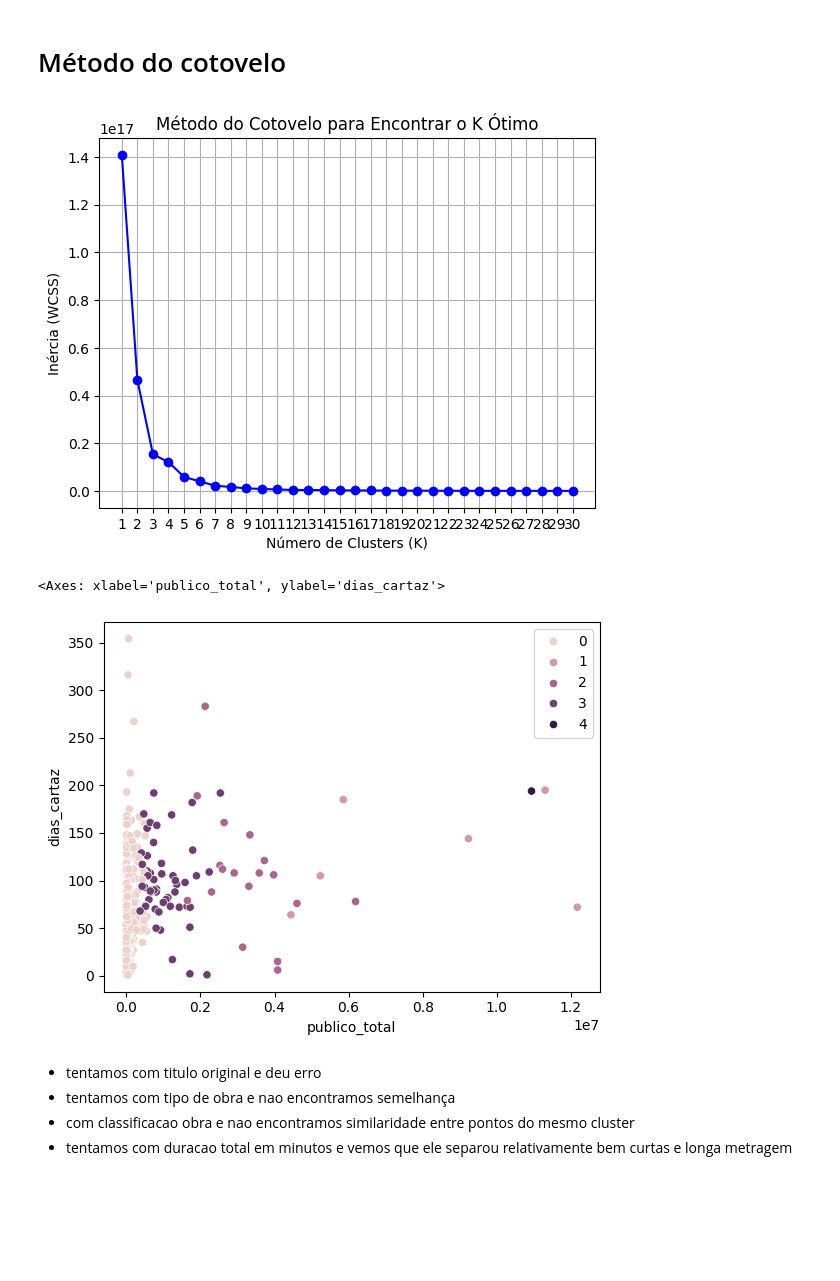
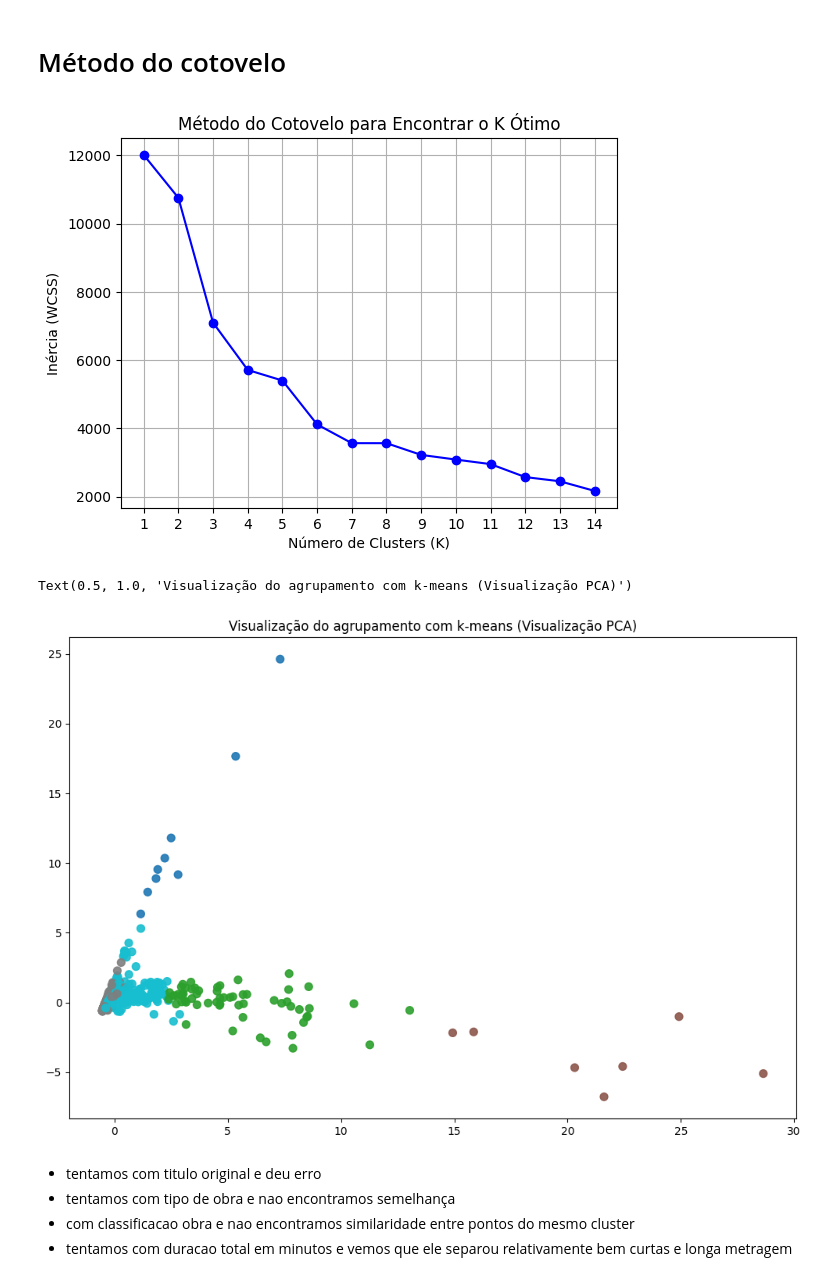
Before and after one commit to JamesIslan/analise-dados-ancine, a Jupyter notebook: src/analise/cluster-obras.ipynb, the cells around one changed output. Cells and saved outputs as stored; diff of their text form; code cells hidden in the pictures; blank space fills up the shorter version.

```diff
--- a/src/analise/cluster-obras.ipynb
+++ b/src/analise/cluster-obras.ipynb
@@ -49,0 +15,10 @@ obras = df_obras
+# %%
+cols_numericas = ['publico_total', 'qtd_sessoes', 'dias_cartaz', 'renda_total']
+cols_booleanas = ['investimento_fsa', 'coproducao', 'fomento_indireto',
+                  'independente', 'curta_metragem', 'longa_metragem',
+                  'media_metragem', 'animacao', 'documentario',
+                  'ficcao', 'variedades', 'videomusical'
+                  ]
+scaler = StandardScaler()
+df_obras[cols_numericas] = scaler.fit_transform(df_obras[cols_numericas])
+obras = df_obras.copy()
@@ -51,7 +35,7 @@ obras = df_obras
 # Método do cotovelo
 # %%
 # Implementando o Método do Cotovelo com visualização iterativa
-k_range = range(1, 31)
+k_range = range(1, 15)
 inertias = []
 clustering_results = []
 
@@ -71,16 +55,27 @@ plt.xticks(k_range)
 plt.grid(True)
 plt.show()
 # %% [output]
-[figure, old version]
+[figure, new version]
 # %%
-#clusterização com o K-Means
-kmeans = KMeans(n_clusters=5, random_state=0, n_init="auto").fit(obras)
+# k-means com PCA
+kmeans = KMeans(n_clusters=5, random_state=0, n_init=10, init='k-means++').fit(obras)
+labels = kmeans.labels_
 clusters_kmeans = kmeans.predict(obras)
-obras['cluster_kmeans'] = clusters_kmeans
-sns.scatterplot(data=obras, x='publico_total',y= 'dias_cartaz', hue=clusters_kmeans)
+pca = PCA(n_components=8)
+X_visualizacao = pca.fit_transform(obras)
+# obras['cluster_kmeans'] = clusters_kmeans
+plt.figure(figsize=(12, 8))
+# sns.scatterplot(data=obras, x='publico_total', y= 'dias_cartaz', hue=clusters_kmeans, palette='tab10')
+plt.scatter(X_visualizacao[:, 0], X_visualizacao[:, 1],
+            c=labels,            # Define a cor de acordo com o grupo
+            cmap='tab10',      # Paleta de cores
+            s=50,                # Tamanho da bolinha
+            alpha=0.9)           # Transparência (ajuda a ver sobreposição)
+
+plt.title("Visualização do agrupamento com k-means (Visualização PCA)")
 # %% [output]
-<Axes: xlabel='publico_total', ylabel='dias_cartaz'>
+Text(0.5, 1.0, 'Visualização do agrupamento com k-means (Visualização PCA)')
-[figure, old version]
+[figure, new version]
 # %% [markdown]
 - tentamos com titulo original e deu erro
 - tentamos com tipo de obra e nao encontramos semelhança
```
Also changed, not shown: parts of 18 cells of this notebook.
